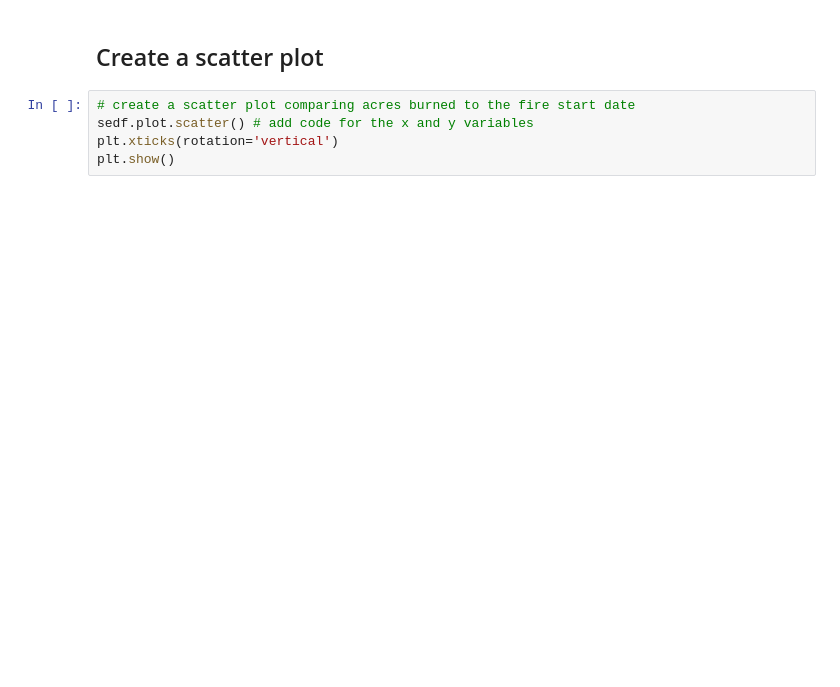
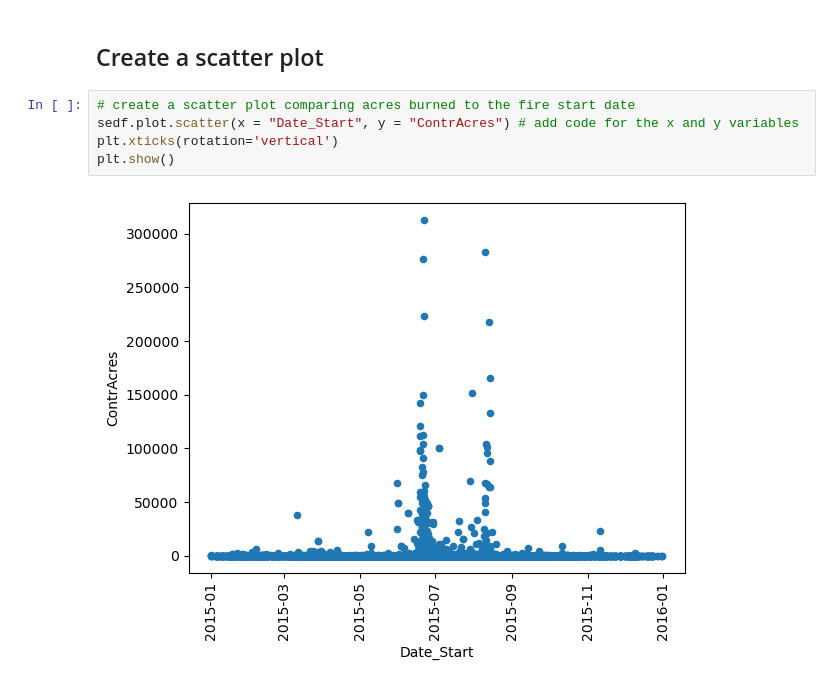
Before and after one commit to bebenGP/selfstudy-arcgisforpython, a Jupyter notebook: belajar_arcgis_for_python/VisualPythonAPI/VisualPythonAPI/CreateCharts.ipynb, the cells around one changed output. Saved outputs shown, nothing was run; the diff lists cells and outputs as text; blank space fills up the shorter version.

```diff
--- a/belajar_arcgis_for_python/VisualPythonAPI/VisualPythonAPI/CreateCharts.ipynb
+++ b/belajar_arcgis_for_python/VisualPythonAPI/VisualPythonAPI/CreateCharts.ipynb
@@ -41,6 +85,8 @@ wildfires_df.State.value_counts().plot(kind= )
 ## Create a scatter plot
 # %%
 # create a scatter plot comparing acres burned to the fire start date
-sedf.plot.scatter() # add code for the x and y variables
+sedf.plot.scatter(x = "Date_Start", y = "ContrAcres") # add code for the x and y variables
 plt.xticks(rotation='vertical')
 plt.show()
+# %% [output]
+[figure, added]
```
Also changed, not shown: parts of 6 cells of this notebook, 3 other files.
